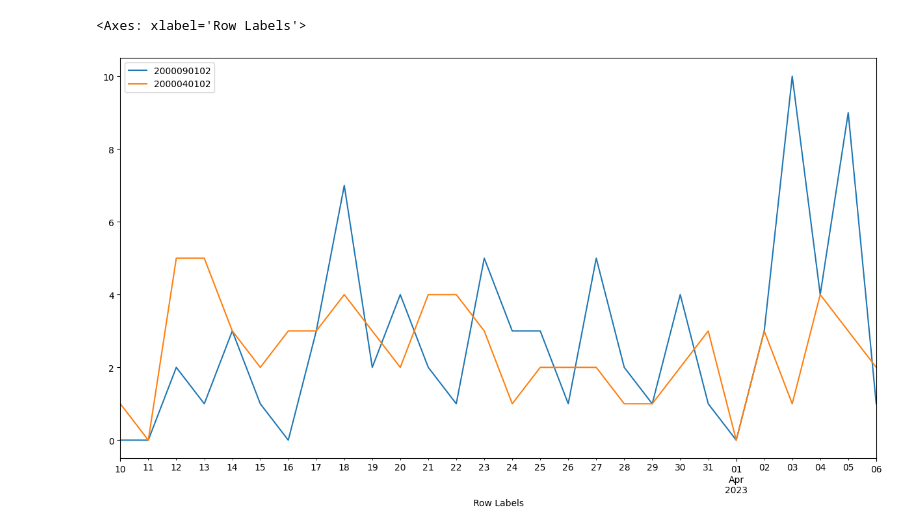
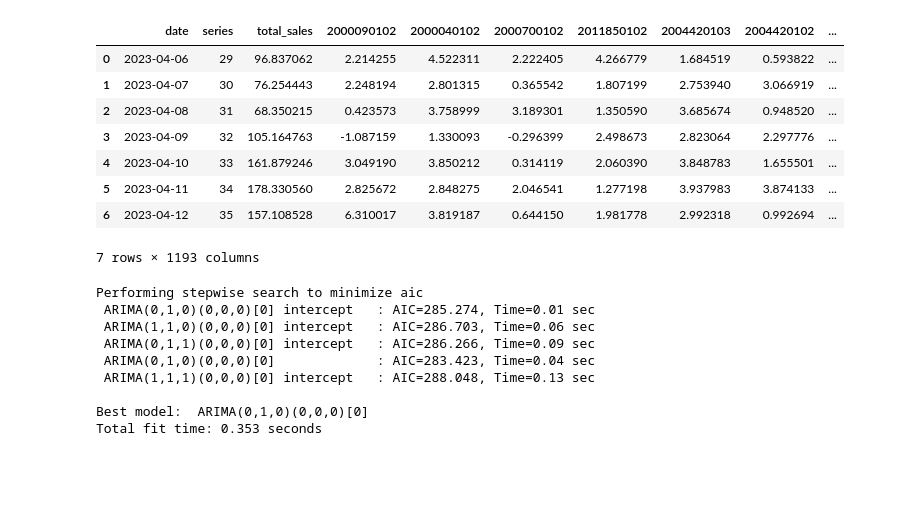
Before and after one commit to amitsinghh1/Demand-forecasting, a Jupyter notebook: demand_forecast.ipynb, the cells around one changed output. Cells and saved outputs as stored; diff of their text form; code cells hidden in the pictures; blank space fills up the shorter version.

```diff
--- a/demand_forecast.ipynb
+++ b/demand_forecast.ipynb
@@ -49,5 +65,0 @@ df1.head()
-# %%
-df1.iloc[:,:2].plot(figsize=[15,8])
-# %% [output]
-<Axes: xlabel='Row Labels'>
-[figure, removed]
@@ -65,0 +90,27 @@ print(yhat)
+# %%
+df_result
+# %% [output]
+|  | date | series | total_sales | 2000090102 | 2000040102 | 2000700102 | 2011850102 | 2004420103 | 2004420102 | ... |
+| 0 | 2023-04-06 | 29 | 96.837062 | 2.214255 | 4.522311 | 2.222405 | 4.266779 | 1.684519 | 0.593822 | ... |
+| 1 | 2023-04-07 | 30 | 76.254443 | 2.248194 | 2.801315 | 0.365542 | 1.807199 | 2.753940 | 3.066919 | ... |
+| 2 | 2023-04-08 | 31 | 68.350215 | 0.423573 | 3.758999 | 3.189301 | 1.350590 | 3.685674 | 0.948520 | ... |
+| 3 | 2023-04-09 | 32 | 105.164763 | -1.087159 | 1.330093 | -0.296399 | 2.498673 | 2.823064 | 2.297776 | ... |
+| 4 | 2023-04-10 | 33 | 161.879246 | 3.049190 | 3.850212 | 0.314119 | 2.060390 | 3.848783 | 1.655501 | ... |
+| 5 | 2023-04-11 | 34 | 178.330560 | 2.825672 | 2.848275 | 2.046541 | 1.277198 | 3.937983 | 3.874133 | ... |
+| 6 | 2023-04-12 | 35 | 157.108528 | 6.310017 | 3.819187 | 0.644150 | 1.981778 | 2.992318 | 0.992694 | ... |
+7 rows × 1193 columns
+# %%
+stepwise_fit=auto_arima(df['total_sales'],start_p = 0, start_q = 0,
+                          max_p = 5, max_q = 5,
+                          start_P = 0,
+                          d = None, D = 1,trace=True,suppress_warnings=True)
+# %% [output]
+Performing stepwise search to minimize aic
+ ARIMA(0,1,0)(0,0,0)[0] intercept   : AIC=285.274, Time=0.01 sec
+ ARIMA(1,1,0)(0,0,0)[0] intercept   : AIC=286.703, Time=0.06 sec
+ ARIMA(0,1,1)(0,0,0)[0] intercept   : AIC=286.266, Time=0.09 sec
+ ARIMA(0,1,0)(0,0,0)[0]             : AIC=283.423, Time=0.04 sec
+ ARIMA(1,1,1)(0,0,0)[0] intercept   : AIC=288.048, Time=0.13 sec
+
+Best model:  ARIMA(0,1,0)(0,0,0)[0]
+Total fit time: 0.353 seconds
```
Also changed, not shown: parts of 20 cells of this notebook.
